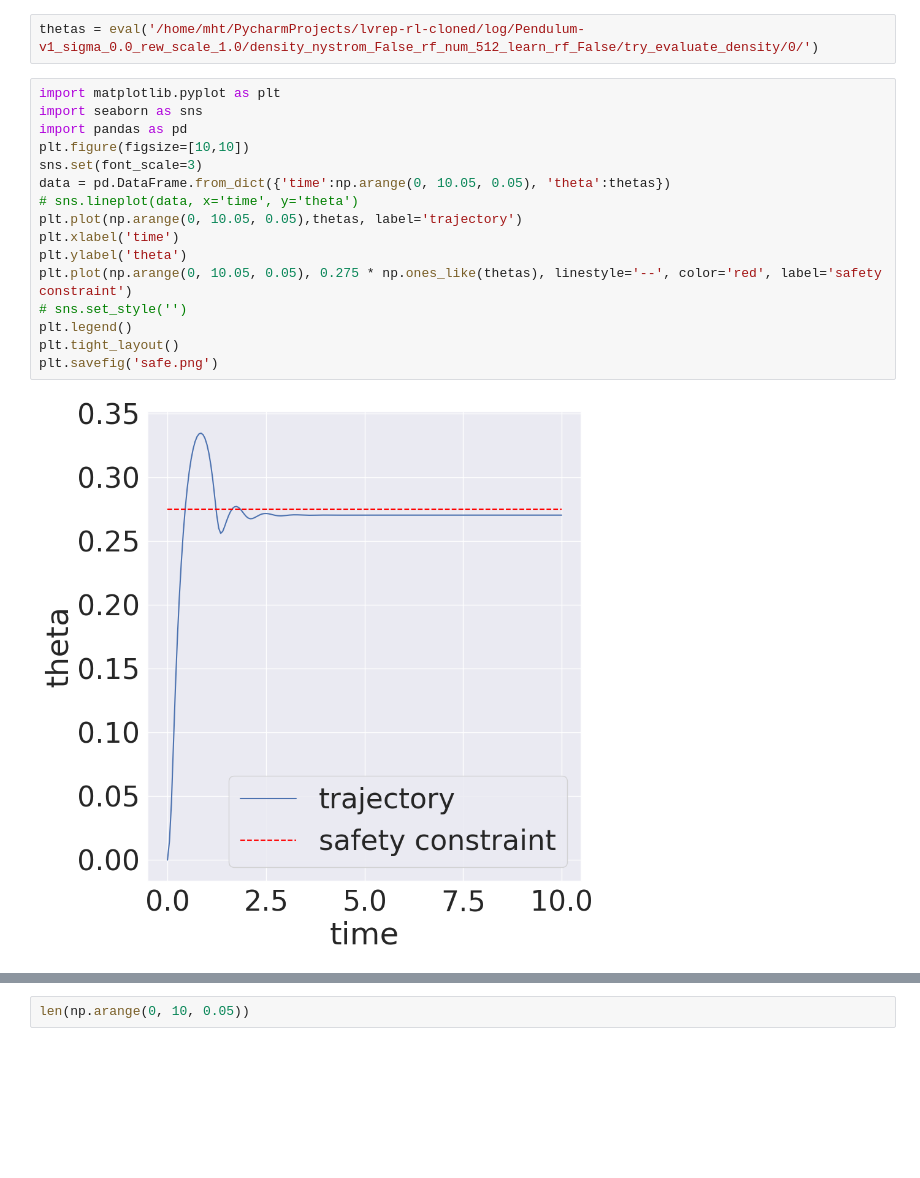
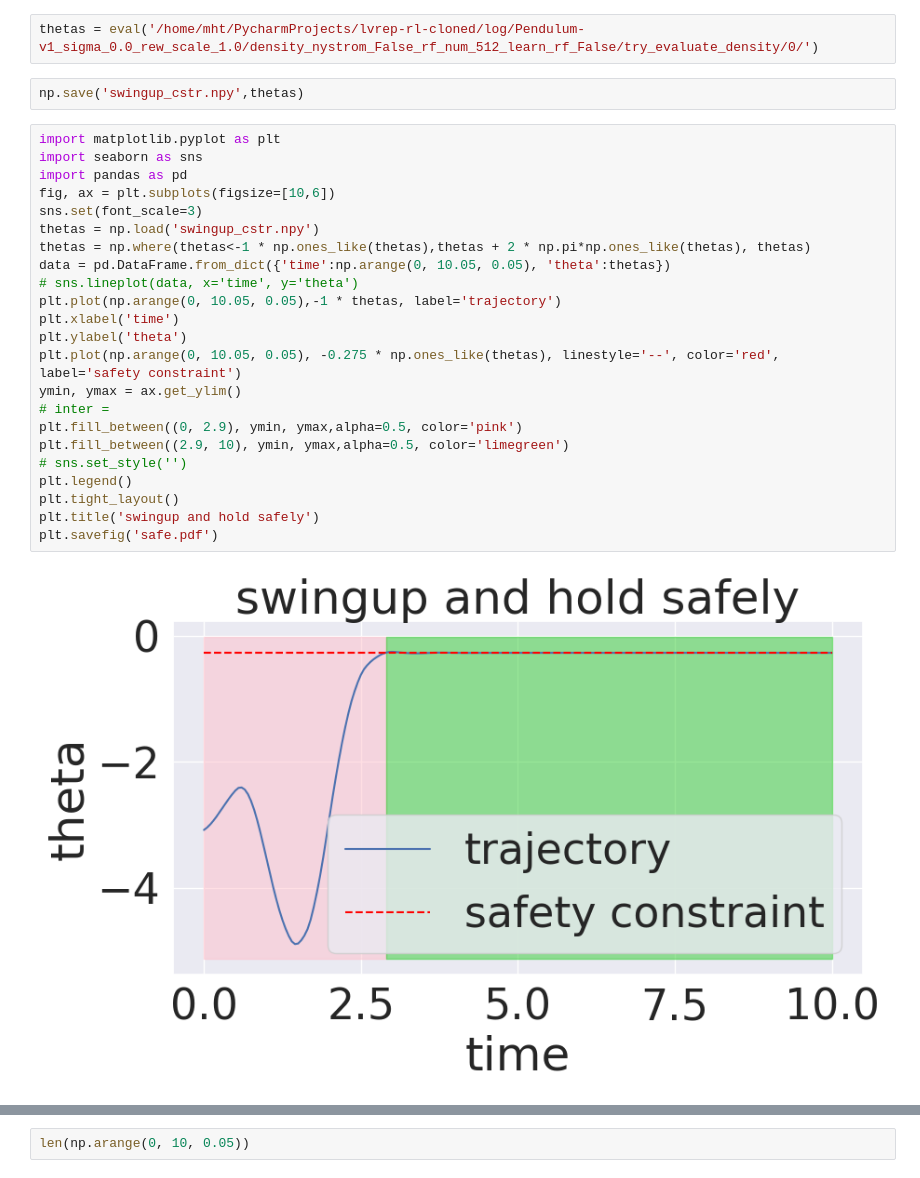
Before and after one commit to mahaitongdae/lvrep-rl-cloned, a Jupyter notebook: eval_plot_scripts/plot_theta_traj.ipynb, the cells around one changed output, grey strips where cells are left out. Saved outputs shown, nothing was run; the diff lists cells and outputs as text; blank space fills up the shorter version.

Commit message:
modify safe evaluations

```diff
--- a/eval_plot_scripts/plot_theta_traj.ipynb
+++ b/eval_plot_scripts/plot_theta_traj.ipynb
@@ -58,21 +58,30 @@ def eval(log_path, ):
     return thetas
 # %%
 thetas = eval('/home/mht/PycharmProjects/lvrep-rl-cloned/log/Pendulum-v1_sigma_0.0_rew_scale_1.0/density_nystrom_False_rf_num_512_learn_rf_False/try_evaluate_density/0/')
+# %%
+np.save('swingup_cstr.npy',thetas)
 # %%
 import matplotlib.pyplot as plt
 import seaborn as sns
 import pandas as pd
-plt.figure(figsize=[10,10])
+fig, ax = plt.subplots(figsize=[10,6])
 sns.set(font_scale=3)
+thetas = np.load('swingup_cstr.npy')
+thetas = np.where(thetas<-1 * np.ones_like(thetas),thetas + 2 * np.pi*np.ones_like(thetas), thetas)
 data = pd.DataFrame.from_dict({'time':np.arange(0, 10.05, 0.05), 'theta':thetas})
 # sns.lineplot(data, x='time', y='theta')
-plt.plot(np.arange(0, 10.05, 0.05),thetas, label='trajectory')
+plt.plot(np.arange(0, 10.05, 0.05),-1 * thetas, label='trajectory')
 plt.xlabel('time')
 plt.ylabel('theta')
-plt.plot(np.arange(0, 10.05, 0.05), 0.275 * np.ones_like(thetas), linestyle='--', color='red', label='safety constraint')
+plt.plot(np.arange(0, 10.05, 0.05), -0.275 * np.ones_like(thetas), linestyle='--', color='red', label='safety constraint')
+ymin, ymax = ax.get_ylim()
+# inter =
+plt.fill_between((0, 2.9), ymin, ymax,alpha=0.5, color='pink')
+plt.fill_between((2.9, 10), ymin, ymax,alpha=0.5, color='limegreen')
 # sns.set_style('')
 plt.legend()
 plt.tight_layout()
-plt.savefig('safe.png')
+plt.title('swingup and hold safely')
+plt.savefig('safe.pdf')
 # %% [output]
-[figure, old version]
+[figure, new version]
```
Also changed, not shown: parts of 3 cells of this notebook, 5 other files.
